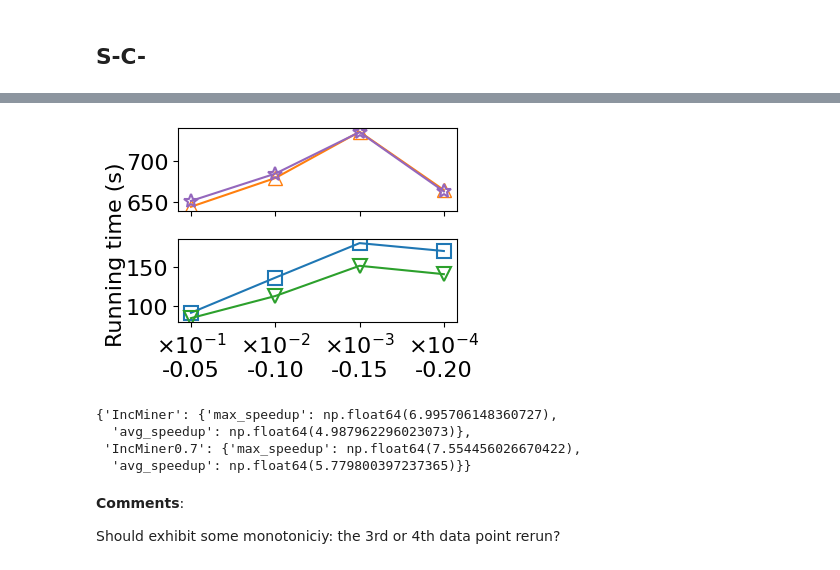
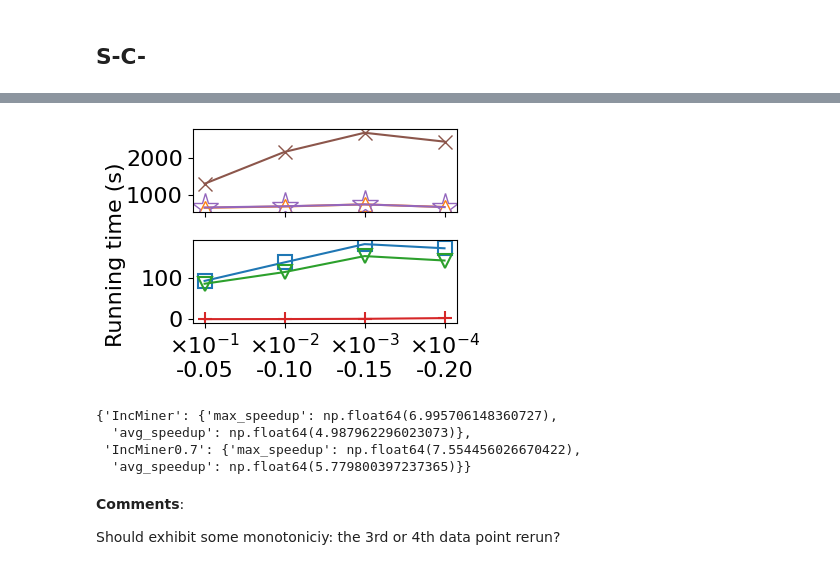
Before and after one commit to HaoxianChen/inc-miner-experiment-plots, a Jupyter notebook: plots.ipynb, the cells around one changed output, grey strips where cells are left out. Saved outputs shown, nothing was run; the diff lists cells and outputs as text; code cells hidden in the pictures.

Commit message:
Update plots.

```diff
--- a/plots.ipynb
+++ b/plots.ipynb
@@ -920,7 +1230,7 @@ fig, (ax_top, ax_bottom) = plt.subplots(2, 1, sharex=True)
 
 
 top_labels = ['batch', 'IncMinerNS']
-bottom_labels = ['IncMiner', 'IncMiner0.7']
+bottom_labels = ['IncMiner', 'IncMiner0.7', 'IApriori']
 
 # Plot for labels in the top box
 for label in top_labels:
@@ -931,6 +1241,7 @@ for label in top_labels:
         marker=markerMap[label], color=colorMap[label],
         markerfacecolor=markerStyleMap[label].get('markerfacecolor', 'auto'),
         markeredgewidth=markerStyleMap[label].get('markeredgewidth', 1.0),
+        markersize=markerStyleMap[label].get('markersize', 10)
     )
 
 # Plot for other labels in the bottom box
@@ -942,6 +1253,7 @@ for label in bottom_labels:
         marker=markerMap[label], color=colorMap[label],
         markerfacecolor=markerStyleMap[label].get('markerfacecolor', 'auto'),
         markeredgewidth=markerStyleMap[label].get('markeredgewidth', 1.0),
+        markersize=markerStyleMap[label].get('markersize', 10)
     )
 
 
@@ -1009,6 +1321,7 @@ for label, group in groups:
     plt.plot(range(len(group)), group['time'], label=label, marker=markerMap[label], color=colorMap[label],
                              markerfacecolor=markerStyleMap[label].get('markerfacecolor', 'auto'),
                 markeredgewidth=markerStyleMap[label].get('markeredgewidth', 1.0),
+             markersize=markerStyleMap[label].get('markersize', 10)
             )
 
 xtick_labels = [fr"$\times 10^{{{int(np.log10(ss))}}}$"+"\n"+f"{cd:+.2f}" for ss, cd in zip(group['supportScale'], group['confDiff'])]
@@ -1076,7 +1389,8 @@ for label, group in groups:
 
     plt.plot(range(len(group)), group['time'], label=label, marker=markerMap[label], color=colorMap[label],
                             markerfacecolor=markerStyleMap[label].get('markerfacecolor', 'auto'),
-                markeredgewidth=markerStyleMap[label].get('markeredgewidth', 1.0),)
+                markeredgewidth=markerStyleMap[label].get('markeredgewidth', 1.0),
+            markersize=markerStyleMap[label].get('markersize', 10))
 
 xtick_labels = [fr"$\times 10^{{{int(np.log10(ss))}}}$"+"\n"+f"{cd:.2f}" for ss, cd in zip(group['supportScale'], group['confDiff'])]
 plt.xticks(range(len(group)), xtick_labels)
@@ -1146,6 +1460,7 @@ for label, group in groups:
     plt.plot(range(len(group)), group['time'], label=label, marker=markerMap[label], color=colorMap[label],
                              markerfacecolor=markerStyleMap[label].get('markerfacecolor', 'auto'),
                 markeredgewidth=markerStyleMap[label].get('markeredgewidth', 1.0),
+             markersize=markerStyleMap[label].get('markersize', 10)
             )
 
 xtick_labels = [fr"$\times 10^{{{int(np.log10(ss))}}}$"+"\n"+f"{cd:+.2f}" for ss, cd in zip(group['supportScale'], group['confDiff'])]
@@ -1251,8 +1566,8 @@ groups = df.groupby('label')
 fig, (ax_top, ax_bottom) = plt.subplots(2, 1, sharex=True)
 
 
-top_labels = ['batch', 'IncMinerNS']
-bottom_labels = ['IncMiner', 'IncMiner0.7']
+top_labels = ['batch', 'IncMinerNS', 'DCFinder']
+bottom_labels = ['IncMiner', 'IncMiner0.7', 'IApriori']
 
 # Plot for labels in the top box
 for label in top_labels:
@@ -1263,39 +1578,41 @@ for label in top_labels:
         marker=markerMap[label], color=colorMap[label],
         markerfacecolor=markerStyleMap[label].get('markerfacecolor', 'auto'),
         markeredgewidth=markerStyleMap[label].get('markeredgewidth', 1.0),
+        markersize=markerStyleMap[label].get('markersize', 10)
     )
 
 # Plot for other labels in the bottom box
 for label in bottom_labels:
     group = groups.get_group(label)
     Y = group['time']
     ax_bottom.plot(
         range(len(Y)), group['time'], label=label,
         marker=markerMap[label], color=colorMap[label],
         markerfacecolor=markerStyleMap[label].get('markerfacecolor', 'auto'),
         markeredgewidth=markerStyleMap[label].get('markeredgewidth', 1.0),
+        markersize=markerStyleMap[label].get('markersize', 10)
     )
 
 
 xtick_labels = [fr"$\times 10^{{{int(np.log10(ss))}}}$"+"\n"+f"{cd:.2f}" for ss, cd in zip(group['supportScale'], group['confDiff'])]
 plt.xticks(range(len(group)), xtick_labels)
 
 fig.text(0.01, 0.5, ylabel_time, va='center', rotation='vertical')
 
 # Adjust layout
 plt.tight_layout()
 
 # Save the plot
 outfile = "plots/exp1_adult_s-c-_lambda_rate.pdf"
 plt.savefig(outfile, bbox_inches='tight')
 
 # Display the plot
 plt.show()
 
 # Compute speedup
 compute_speedup(df, 'batch', ['IncMiner', 'IncMiner0.7'])
 # %% [output]
-[figure, old version]
+[figure, new version]
 {'IncMiner': {'max_speedup': np.float64(6.995706148360727),
   'avg_speedup': np.float64(4.987962296023073)},
  'IncMiner0.7': {'max_speedup': np.float64(7.554456026670422),
```
Also changed, not shown: parts of 54 cells of this notebook, 12 other files.
